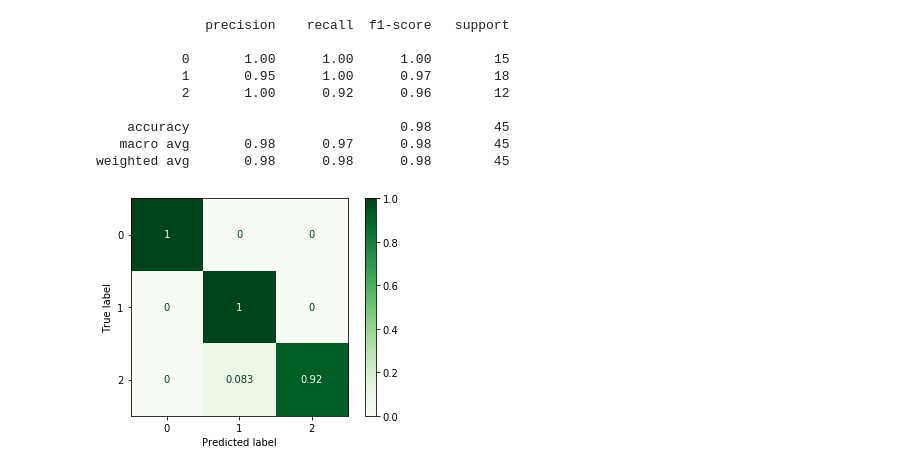
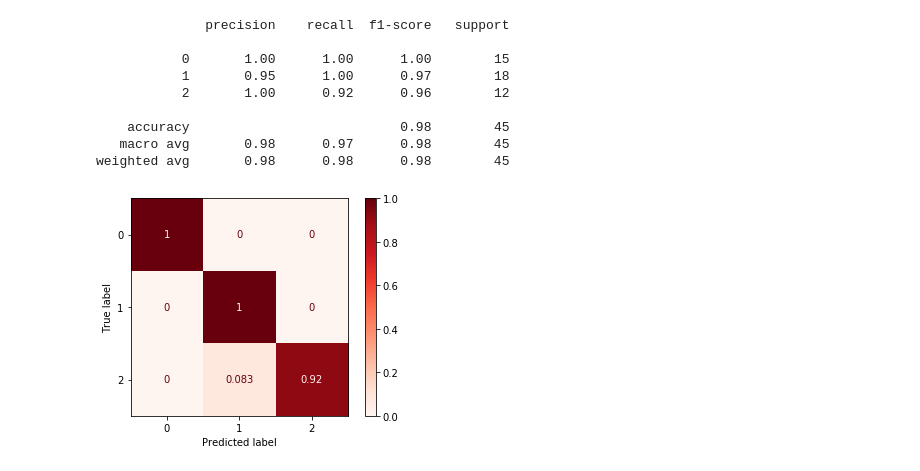
Before and after one commit to Lewis34cs/pipeline_blog, a Jupyter notebook: pipeline_blog.ipynb, the cells around one changed output. Drawn from its saved outputs; the diff is of its cells as text; code cells hidden in the pictures.

Commit message:
Changing confusion matrix color

```diff
--- a/pipeline_blog.ipynb
+++ b/pipeline_blog.ipynb
@@ -175,6 +175,6 @@ print(metrics.classification_report(y_test, y_pred_pipe))
    macro avg       0.98      0.97      0.98        45
 weighted avg       0.98      0.98      0.98        45
 # %%
-metrics.plot_confusion_matrix(pipe, X_test, y_test, normalize='true', cmap='Greens');
+metrics.plot_confusion_matrix(pipe, X_test, y_test, normalize='true', cmap='Reds');
 # %% [output]
-[figure, old version]
+[figure, new version]
```
